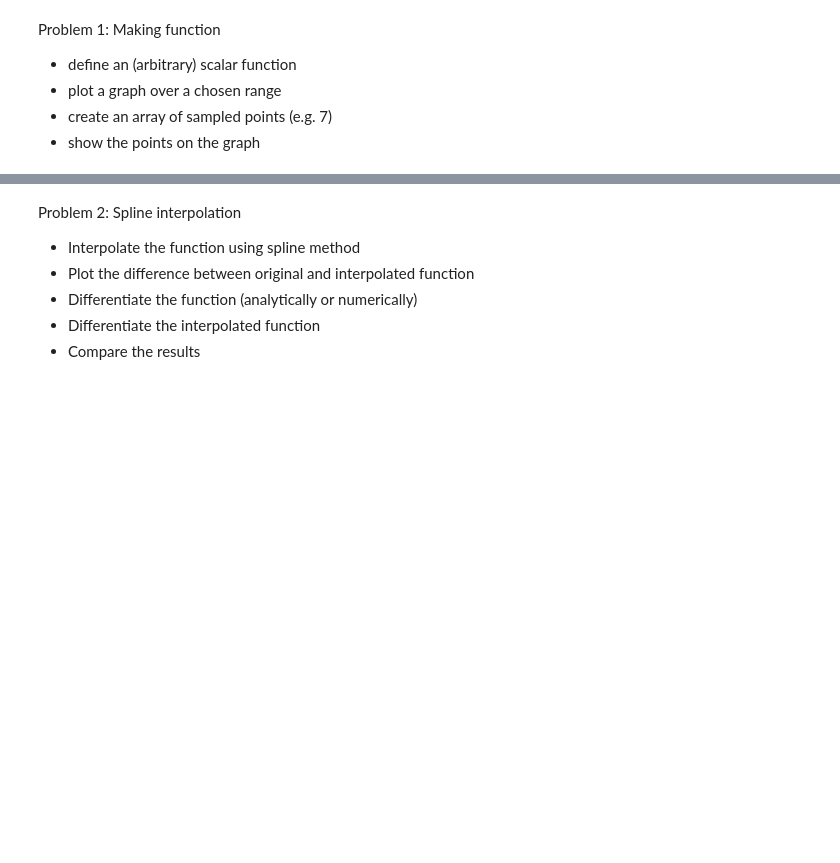
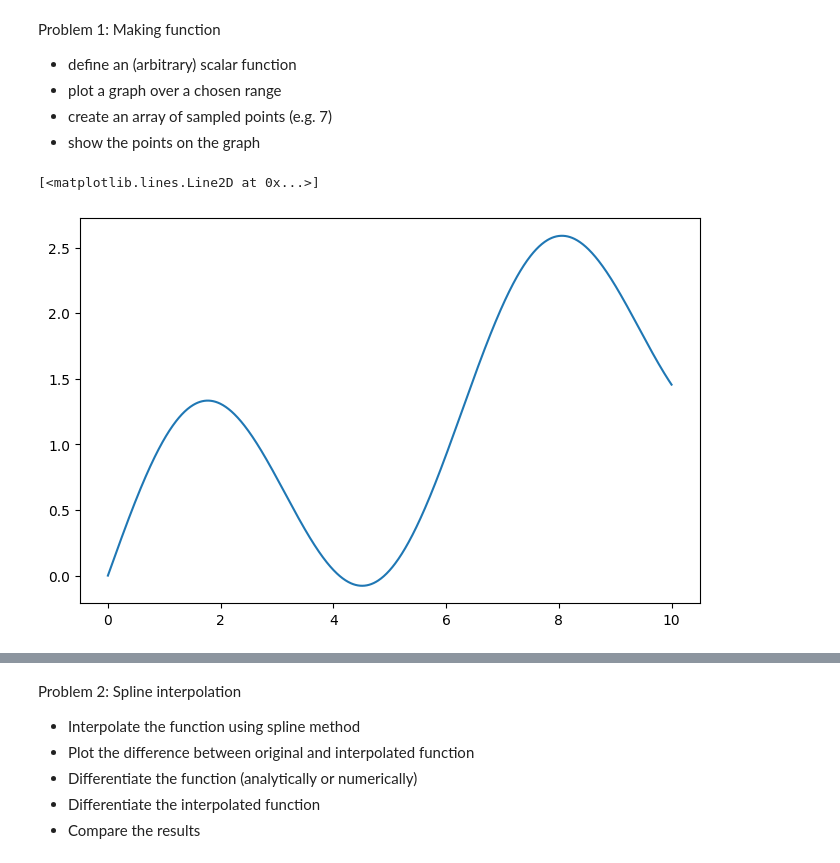
Before and after one commit to mushrafi88/MSE_510, a Jupyter notebook: Module 1/Homework_2.ipynb, the cells around one changed output, grey strips where cells are left out. Saved outputs shown, nothing was run; the diff lists cells and outputs as text; code cells hidden in the pictures; blank space fills up the shorter version.

```diff
--- a/Module 1/Homework_2.ipynb
+++ b/Module 1/Homework_2.ipynb
@@ -13,3 +13,18 @@ Problem 1: Making function
 - plot a graph over a chosen range
 - create an array of sampled points (e.g. 7)
 - show the points on the graph
+# %%
+import numpy as np
+import matplotlib.pyplot as plt
+
+def f(x):
+    return np.sin(x) + 0.2*x
+
+x_plot = np.linspace(0, 10, 1000)
+y_plot = f(x_plot)
+
+plt.figure(figsize=(8,5))
+plt.plot(x_plot, y_plot, label="f(x)")
+# %% [output]
+[<matplotlib.lines.Line2D at 0x...>]
+[figure, added]
```
Also changed, not shown: parts of 23 cells of this notebook.
